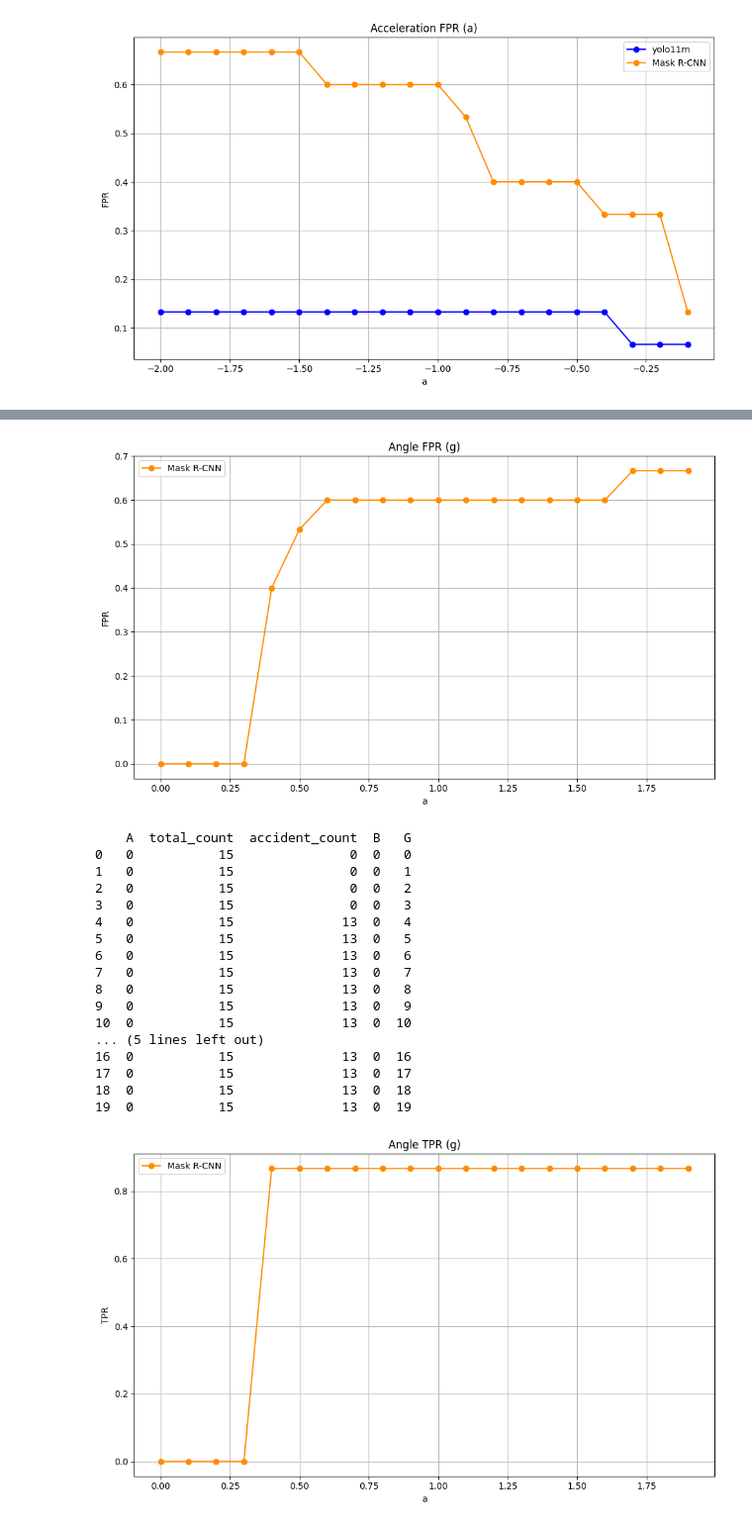
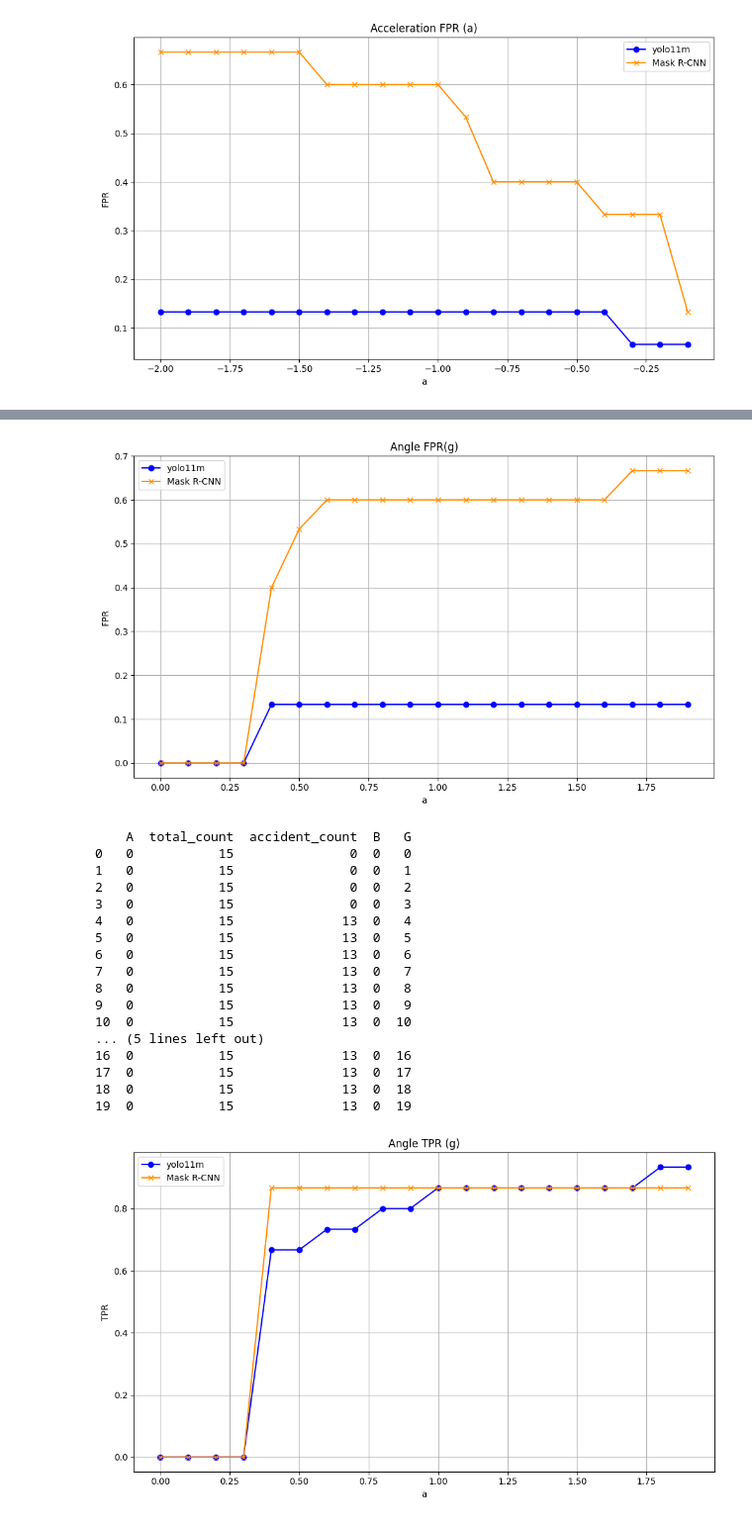
Before and after one commit to TomaszFilip/MasterThesis, a Jupyter notebook: plot.ipynb, the cells around one changed output, grey strips where cells are left out. Shown at 99% size. Saved outputs shown, nothing was run; the diff lists cells and outputs as text; code cells hidden in the pictures.

```diff
--- a/plot.ipynb
+++ b/plot.ipynb
@@ -78,17 +78,17 @@ plt.show()
 # %%
 # Load CSV
-#df = pd.read_csv('normal_yolo.csv')  # Replace with your actual file path
+df = pd.read_csv('normal_yolo_G.csv')  # Replace with your actual file path
 
 #Compute FPR
-#df['FPR'] = df['accident_count'] / df['total_count']#df['A'] = df['A'] / 10
+df['FPR'] = df['accident_count'] / df['total_count']#df['A'] = df['A'] / 10
 
 plt.figure(figsize=(10, 6))
-#plt.plot(df['A'], df['FPR'], label='yolo11m', color='blue', marker='o')
+plt.plot(df['G']/10, df['FPR'], label='yolo11m', color='blue', marker='o')
 
 # Plot formatting
 plt.xlabel('a')
 plt.ylabel('FPR')
-plt.title('Angle FPR (g)')
+plt.title('Angle FPR(g)')
 plt.grid(True)
 
 plt.tight_layout()
@@ -99,7 +99,7 @@ df = pd.read_csv('normal_maskrcnn_G.csv')  # Replace with your actual file path
 df['FPR'] = df['accident_count'] / df['total_count']
 df['G'] = df['G'] / 10
 
-plt.plot(df['G'], df['FPR'], label='Mask R-CNN', color='darkorange', marker='o')
+plt.plot(df['G'], df['FPR'], label='Mask R-CNN', color='darkorange', marker='x')
 plt.legend()
 # Save plot
 plt.savefig('fpr_plot_yolo.png', dpi=300)  # Saves the figure as 'fpr_plot.png'
@@ -107,16 +107,16 @@ plt.savefig('fpr_plot_yolo.png', dpi=300)  # Saves the figure as 'fpr_plot.png'
 # Show plot
 plt.show()
 # %% [output]
-[figure, old version]
+[figure, new version]
 # %%
 # Load CSV
-#df = pd.read_csv('normal_yolo.csv')  # Replace with your actual file path
+df = pd.read_csv('accident_yolo_G.csv')  # Replace with your actual file path
 
 #Compute FPR
-#df['FPR'] = df['accident_count'] / df['total_count']#df['A'] = df['A'] / 10
+df['TPR'] = df['accident_count'] / df['total_count']#df['A'] = df['A'] / 10
 
 plt.figure(figsize=(10, 6))
-#plt.plot(df['A'], df['FPR'], label='yolo11m', color='blue', marker='o')
+plt.plot(df['G']/10, df['TPR'], label='yolo11m', color='blue', marker='o')
 
 # Plot formatting
 plt.xlabel('a')
@@ -130,32 +130,32 @@ df = pd.read_csv('accident_maskrcnn_G.csv')  # Replace with your actual file pat
 print(df)
 
 # Compute FPR
 df['TPR'] = df['accident_count'] / df['total_count']
 df['G'] = df['G'] / 10
 
-plt.plot(df['G'], df['TPR'], label='Mask R-CNN', color='darkorange', marker='o')
+plt.plot(df['G'], df['TPR'], label='Mask R-CNN', color='darkorange', marker='x')
 plt.legend()
 # Save plot
 plt.savefig('tpr_plot_G.png', dpi=300)  # Saves the figure as 'fpr_plot.png'
 
 # Show plot
 plt.show()
 # %% [output]
     A  total_count  accident_count  B   G
 0   0           15               0  0   0
 1   0           15               0  0   1
 2   0           15               0  0   2
 3   0           15               0  0   3
 4   0           15              13  0   4
 5   0           15              13  0   5
 6   0           15              13  0   6
 7   0           15              13  0   7
 8   0           15              13  0   8
 9   0           15              13  0   9
 10  0           15              13  0  10
 ... (5 lines left out)
 16  0           15              13  0  16
 17  0           15              13  0  17
 18  0           15              13  0  18
 19  0           15              13  0  19
-[figure, old version]
+[figure, new version]
```
Also changed, not shown: parts of 3 cells of this notebook, 8 other files.
